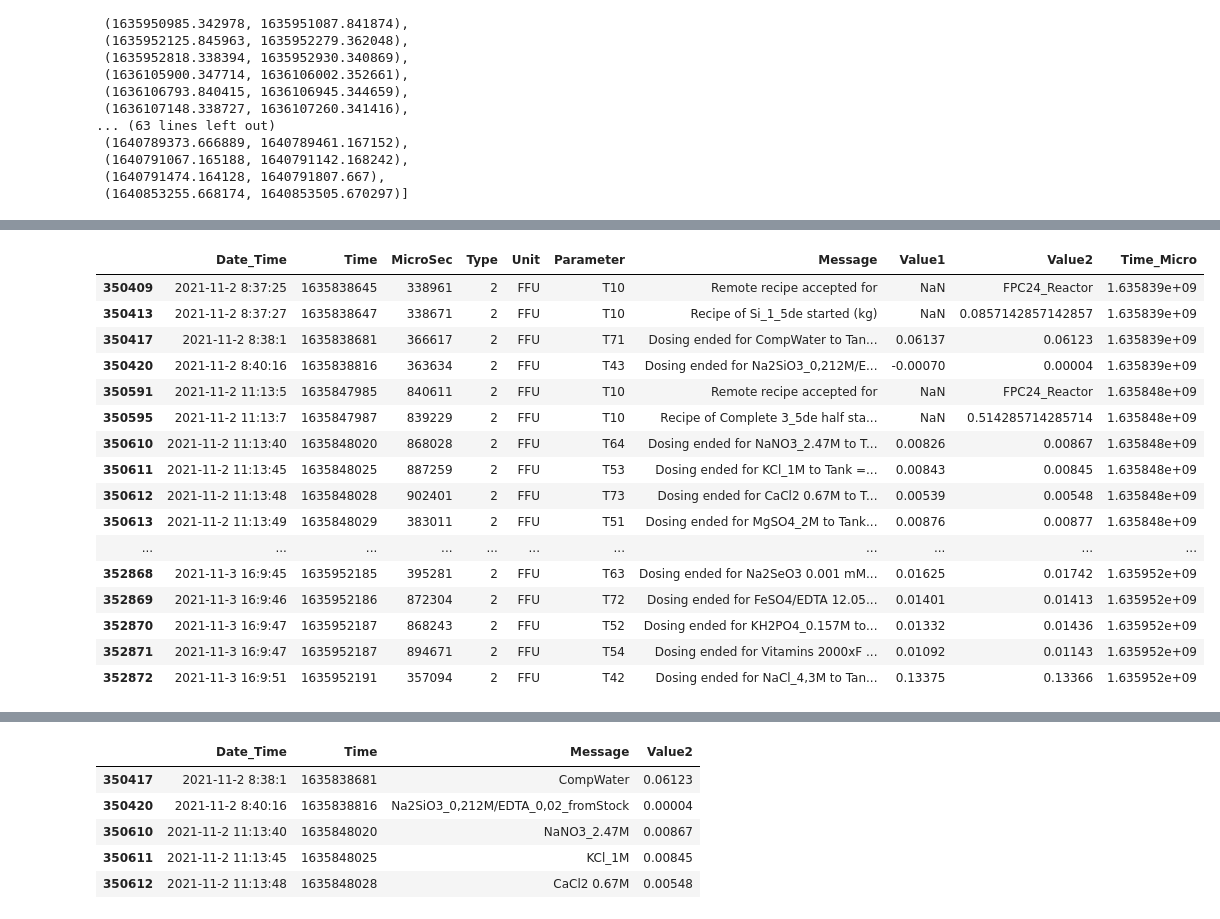
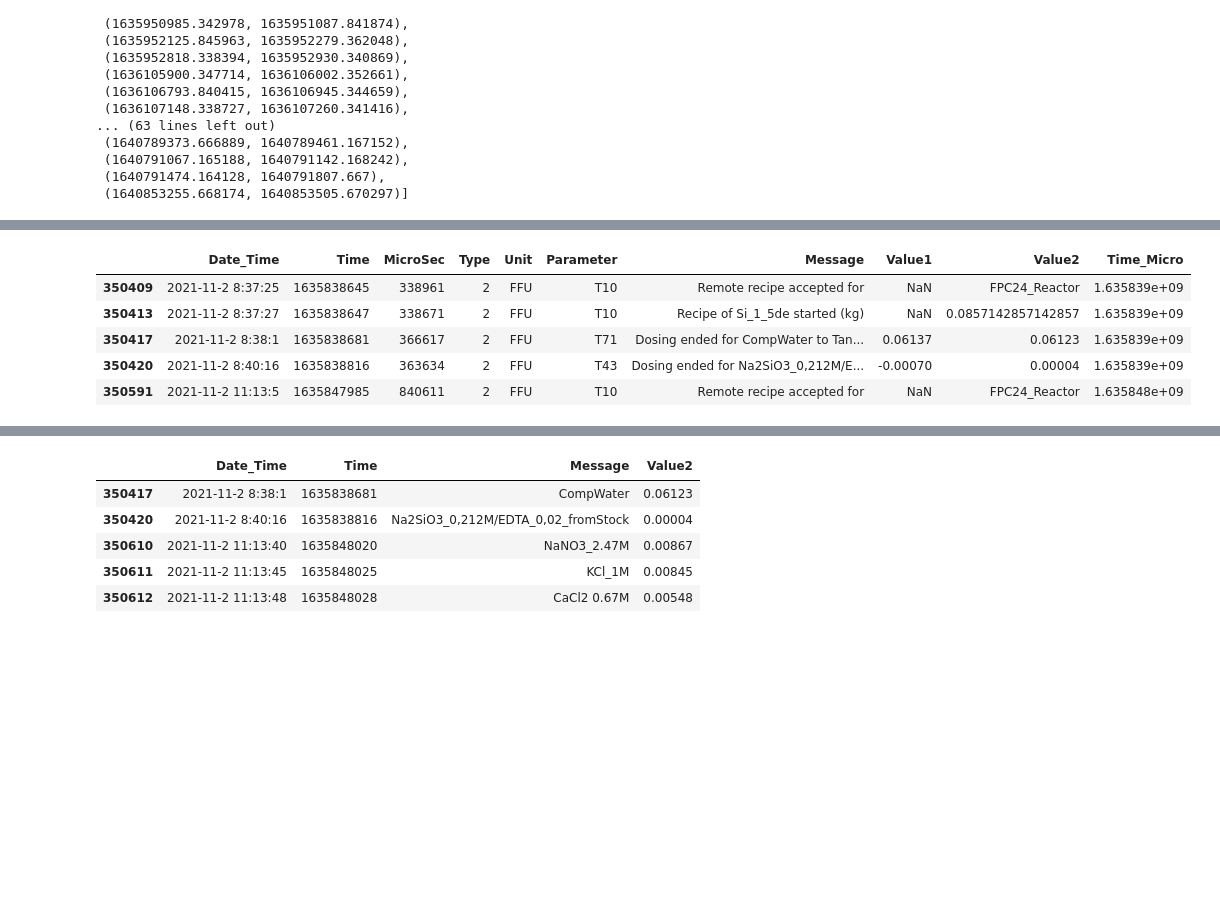
Before and after one commit to janakishyama/ESR_10, a Jupyter notebook: WP1/data_cleaning_DBexport/_4_feed_Nutrient/3_feedData_Dosing.ipynb, the cells around one changed output, grey strips where cells are left out. Cells and saved outputs as stored; diff of their text form; code cells hidden in the pictures; blank space fills up the shorter version.

```diff
--- a/WP1/data_cleaning_DBexport/_4_feed_Nutrient/3_feedData_Dosing.ipynb
+++ b/WP1/data_cleaning_DBexport/_4_feed_Nutrient/3_feedData_Dosing.ipynb
@@ -218,25 +203,14 @@ recipe_tmp2 = appended_feed_data[appended_feed_data['Parameter'].str.startswith(
 searchfor = ['recipe', 'ended', 'FPC24', 'Recipe']
 recipe_tmp3 = recipe_tmp2[recipe_tmp2['Message'].str.contains('|'.join(searchfor))]
 # %%
-recipe_tmp3.head(60)
+recipe_tmp3.head()
 # %% [output]
 |  | Date_Time | Time | MicroSec | Type | Unit | Parameter | Message | Value1 | Value2 | Time_Micro |
 | 350409 | 2021-11-2 8:37:25 | 1635838645 | 338961 | 2 | FFU | T10 | Remote recipe accepted for | NaN | FPC24_Reactor | 1.635839e+09 |
 | 350413 | 2021-11-2 8:37:27 | 1635838647 | 338671 | 2 | FFU | T10 | Recipe of Si_1_5de started (kg) | NaN | 0.0857142857142857 | 1.635839e+09 |
 | 350417 | 2021-11-2 8:38:1 | 1635838681 | 366617 | 2 | FFU | T71 | Dosing ended for CompWater to Tan... | 0.06137 | 0.06123 | 1.635839e+09 |
 | 350420 | 2021-11-2 8:40:16 | 1635838816 | 363634 | 2 | FFU | T43 | Dosing ended for Na2SiO3_0,212M/E... | -0.00070 | 0.00004 | 1.635839e+09 |
 | 350591 | 2021-11-2 11:13:5 | 1635847985 | 840611 | 2 | FFU | T10 | Remote recipe accepted for | NaN | FPC24_Reactor | 1.635848e+09 |
-| 350595 | 2021-11-2 11:13:7 | 1635847987 | 839229 | 2 | FFU | T10 | Recipe of Complete 3_5de half sta... | NaN | 0.514285714285714 | 1.635848e+09 |
-| 350610 | 2021-11-2 11:13:40 | 1635848020 | 868028 | 2 | FFU | T64 | Dosing ended for NaNO3_2.47M to T... | 0.00826 | 0.00867 | 1.635848e+09 |
-| 350611 | 2021-11-2 11:13:45 | 1635848025 | 887259 | 2 | FFU | T53 | Dosing ended for KCl_1M to Tank =... | 0.00843 | 0.00845 | 1.635848e+09 |
-| 350612 | 2021-11-2 11:13:48 | 1635848028 | 902401 | 2 | FFU | T73 | Dosing ended for CaCl2 0.67M to T... | 0.00539 | 0.00548 | 1.635848e+09 |
-| 350613 | 2021-11-2 11:13:49 | 1635848029 | 383011 | 2 | FFU | T51 | Dosing ended for MgSO4_2M to Tank... | 0.00876 | 0.00877 | 1.635848e+09 |
-| ... | ... | ... | ... | ... | ... | ... | ... | ... | ... | ... |
-| 352868 | 2021-11-3 16:9:45 | 1635952185 | 395281 | 2 | FFU | T63 | Dosing ended for Na2SeO3 0.001 mM... | 0.01625 | 0.01742 | 1.635952e+09 |
-| 352869 | 2021-11-3 16:9:46 | 1635952186 | 872304 | 2 | FFU | T72 | Dosing ended for FeSO4/EDTA 12.05... | 0.01401 | 0.01413 | 1.635952e+09 |
-| 352870 | 2021-11-3 16:9:47 | 1635952187 | 868243 | 2 | FFU | T52 | Dosing ended for KH2PO4_0.157M to... | 0.01332 | 0.01436 | 1.635952e+09 |
-| 352871 | 2021-11-3 16:9:47 | 1635952187 | 894671 | 2 | FFU | T54 | Dosing ended for Vitamins 2000xF ... | 0.01092 | 0.01143 | 1.635952e+09 |
-| 352872 | 2021-11-3 16:9:51 | 1635952191 | 357094 | 2 | FFU | T42 | Dosing ended for NaCl_4,3M to Tan... | 0.13375 | 0.13366 | 1.635952e+09 |
 # %%
 recipe_tmp2 = appended_feed_data[appended_feed_data['Parameter'].str.startswith('T')]
 recipe_tmp3 = recipe_tmp2[recipe_tmp2['Message'].str.contains('ended')]
```
Also changed, not shown: parts of 17 cells of this notebook.
